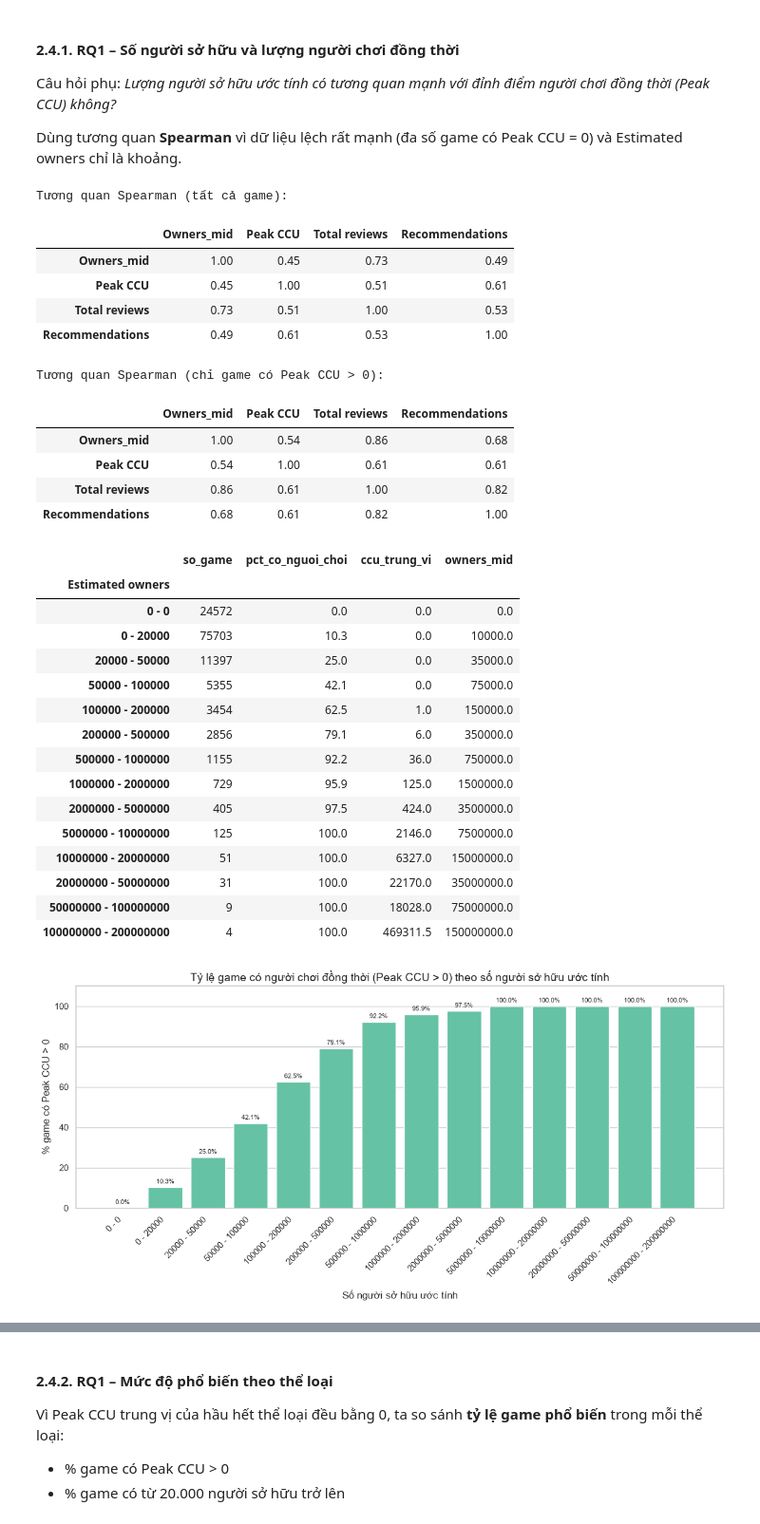
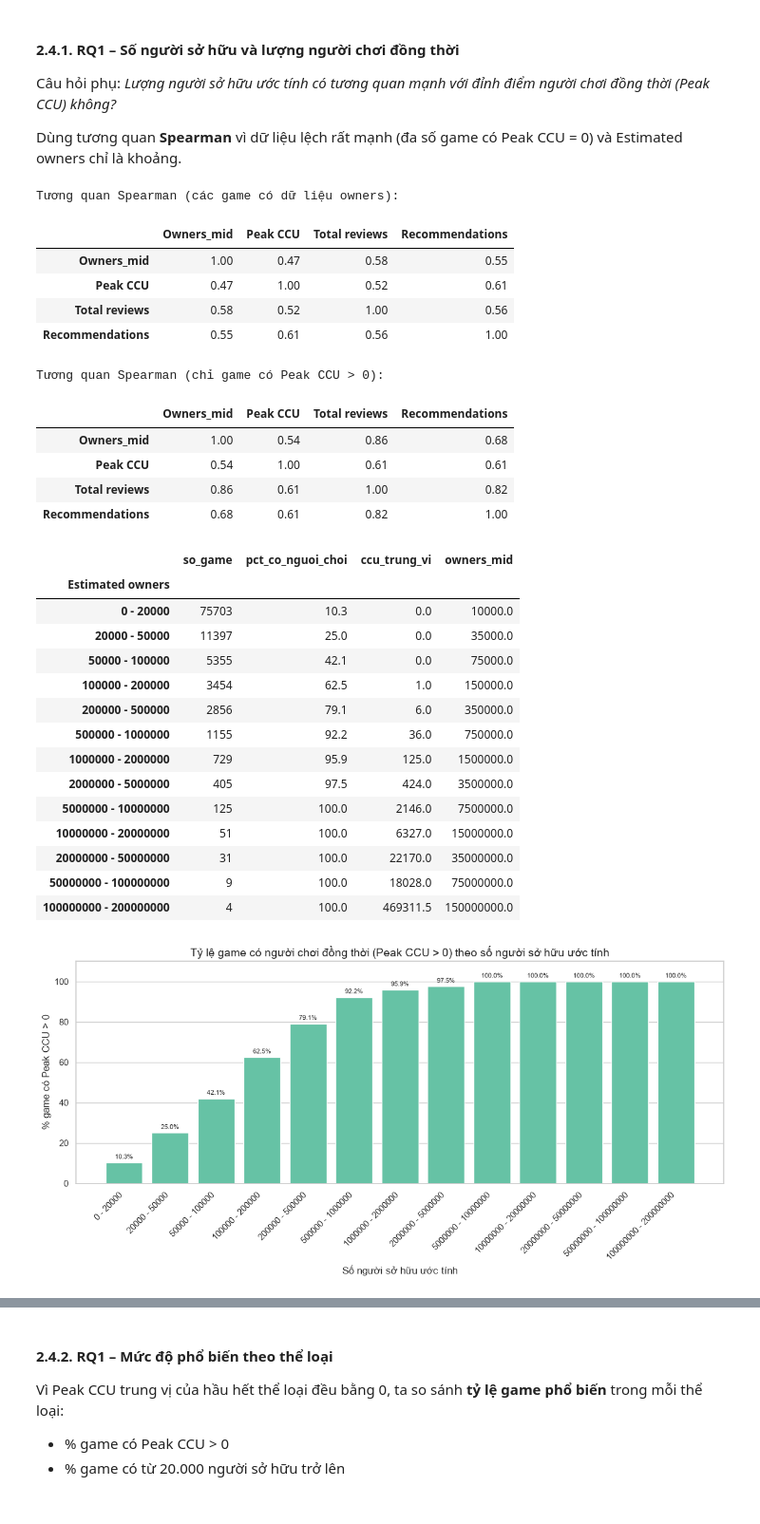
Before and after one commit to huytu059-blip/Games_Data_Science, a Jupyter notebook: notebooks/02_eda.ipynb, the cells around one changed output, grey strips where cells are left out. Shown at 95% size. Cells and saved outputs as stored; diff of their text form; code cells hidden in the pictures.

```diff
--- a/notebooks/02_eda.ipynb
+++ b/notebooks/02_eda.ipynb
@@ -359,6 +367,7 @@ Các chỉ số dùng chung:
 # %%
 # Chuẩn bị các cột dùng chung cho phần phân tích theo câu hỏi nghiên cứu
 rq = df.copy()
+rq["Năm"] = pd.to_datetime(rq["Release date"]).dt.year
 
 # Estimated owners là một khoảng (ví dụ "20000 - 50000") nên lấy điểm giữa để có 1 con số
 owners_min = rq["Estimated owners"].str.split(" - ").str[0].astype(float)
@@ -396,7 +405,17 @@ the_loai = the_loai[~the_loai["Genre"].isin(["Free To Play", "Early Access"])]
 top_the_loai = the_loai["Genre"].value_counts().head(12).index
 the_loai = the_loai[the_loai["Genre"].isin(top_the_loai)]
 
+# Owners = "0 - 0" là thiếu dữ liệu (notebook 01, mục A3), nên các phần về độ phổ biến bỏ nhóm này
+rq_pho_bien = rq[rq["Estimated owners"] != "0 - 0"]
+the_loai_pho_bien = the_loai[the_loai["Estimated owners"] != "0 - 0"]
+
+# Từ 2021 phần lớn game miễn phí bị thiếu dữ liệu, nên khi so sánh theo giá chỉ xét game đến 2020
+rq_gia = rq_pho_bien[rq_pho_bien["Năm"] <= 2020]
+the_loai_gia = the_loai_pho_bien[the_loai_pho_bien["Năm"] <= 2020]
+
 print("Tổng số game:", len(rq))
+print("Số game dùng cho phần độ phổ biến:", len(rq_pho_bien))
+print("Số game dùng khi so sánh theo giá (đến 2020):", len(rq_gia))
 print("Số game thiếu giá:", rq["Price"].isna().sum())
 print("Số game có từ 10 đánh giá:", len(rq_review))
 print("Số game theo nhóm giá:")
@@ -421,14 +442,14 @@ Dùng tương quan **Spearman** vì dữ liệu lệch rất mạnh (đa số ga
 # %%
 cot = ["Owners_mid", "Peak CCU", "Total reviews", "Recommendations"]
 
-print("Tương quan Spearman (tất cả game):")
-display(rq[cot].corr(method="spearman").round(2))
+print("Tương quan Spearman (các game có dữ liệu owners):")
+display(rq_pho_bien[cot].corr(method="spearman").round(2))
 
 print("Tương quan Spearman (chỉ game có Peak CCU > 0):")
-display(rq[rq["Peak CCU"] > 0][cot].corr(method="spearman").round(2))
+display(rq_pho_bien[rq_pho_bien["Peak CCU"] > 0][cot].corr(method="spearman").round(2))
 
 # Xem theo từng khoảng số người sở hữu
-bang_owners = rq.groupby("Estimated owners").agg(
+bang_owners = rq_pho_bien.groupby("Estimated owners").agg(
     so_game=("Peak CCU", "size"),
     pct_co_nguoi_choi=("Peak CCU", lambda s: (s > 0).mean() * 100),
     ccu_trung_vi=("Peak CCU", "median"),
@@ -444,40 +465,39 @@ ax.set_xticks(range(len(bang_owners)))
 ax.set_xticklabels(bang_owners.index, rotation=45, ha="right")
 ax.set_ylim(0, 110)
 ax.grid(axis="x", visible=False)
 ax.set(title="Tỷ lệ game có người chơi đồng thời (Peak CCU > 0) theo số người sở hữu ước tính",
        xlabel="Số người sở hữu ước tính", ylabel="% game có Peak CCU > 0")
 plt.tight_layout()
 plt.show()
 # %% [output]
-Tương quan Spearman (tất cả game):
+Tương quan Spearman (các game có dữ liệu owners):
 |  | Owners_mid | Peak CCU | Total reviews | Recommendations |
-| Owners_mid | 1.00 | 0.45 | 0.73 | 0.49 |
-| Peak CCU | 0.45 | 1.00 | 0.51 | 0.61 |
-| Total reviews | 0.73 | 0.51 | 1.00 | 0.53 |
-| Recommendations | 0.49 | 0.61 | 0.53 | 1.00 |
+| Owners_mid | 1.00 | 0.47 | 0.58 | 0.55 |
+| Peak CCU | 0.47 | 1.00 | 0.52 | 0.61 |
+| Total reviews | 0.58 | 0.52 | 1.00 | 0.56 |
+| Recommendations | 0.55 | 0.61 | 0.56 | 1.00 |
 Tương quan Spearman (chỉ game có Peak CCU > 0):
 |  | Owners_mid | Peak CCU | Total reviews | Recommendations |
 | Owners_mid | 1.00 | 0.54 | 0.86 | 0.68 |
 | Peak CCU | 0.54 | 1.00 | 0.61 | 0.61 |
 | Total reviews | 0.86 | 0.61 | 1.00 | 0.82 |
 | Recommendations | 0.68 | 0.61 | 0.82 | 1.00 |
 |  | so_game | pct_co_nguoi_choi | ccu_trung_vi | owners_mid |
 | Estimated owners |  |  |  |  |
-| 0 - 0 | 24572 | 0.0 | 0.0 | 0.0 |
 | 0 - 20000 | 75703 | 10.3 | 0.0 | 10000.0 |
 | 20000 - 50000 | 11397 | 25.0 | 0.0 | 35000.0 |
 | 50000 - 100000 | 5355 | 42.1 | 0.0 | 75000.0 |
 | 100000 - 200000 | 3454 | 62.5 | 1.0 | 150000.0 |
 | 200000 - 500000 | 2856 | 79.1 | 6.0 | 350000.0 |
 | 500000 - 1000000 | 1155 | 92.2 | 36.0 | 750000.0 |
 | 1000000 - 2000000 | 729 | 95.9 | 125.0 | 1500000.0 |
 | 2000000 - 5000000 | 405 | 97.5 | 424.0 | 3500000.0 |
 | 5000000 - 10000000 | 125 | 100.0 | 2146.0 | 7500000.0 |
 | 10000000 - 20000000 | 51 | 100.0 | 6327.0 | 15000000.0 |
 | 20000000 - 50000000 | 31 | 100.0 | 22170.0 | 35000000.0 |
 | 50000000 - 100000000 | 9 | 100.0 | 18028.0 | 75000000.0 |
 | 100000000 - 200000000 | 4 | 100.0 | 469311.5 | 150000000.0 |
-[figure, old version]
+[figure, new version]
 # %% [markdown]
 Nhận xét:
 
```
Also changed, not shown: parts of 20 cells of this notebook, 30 other files.
